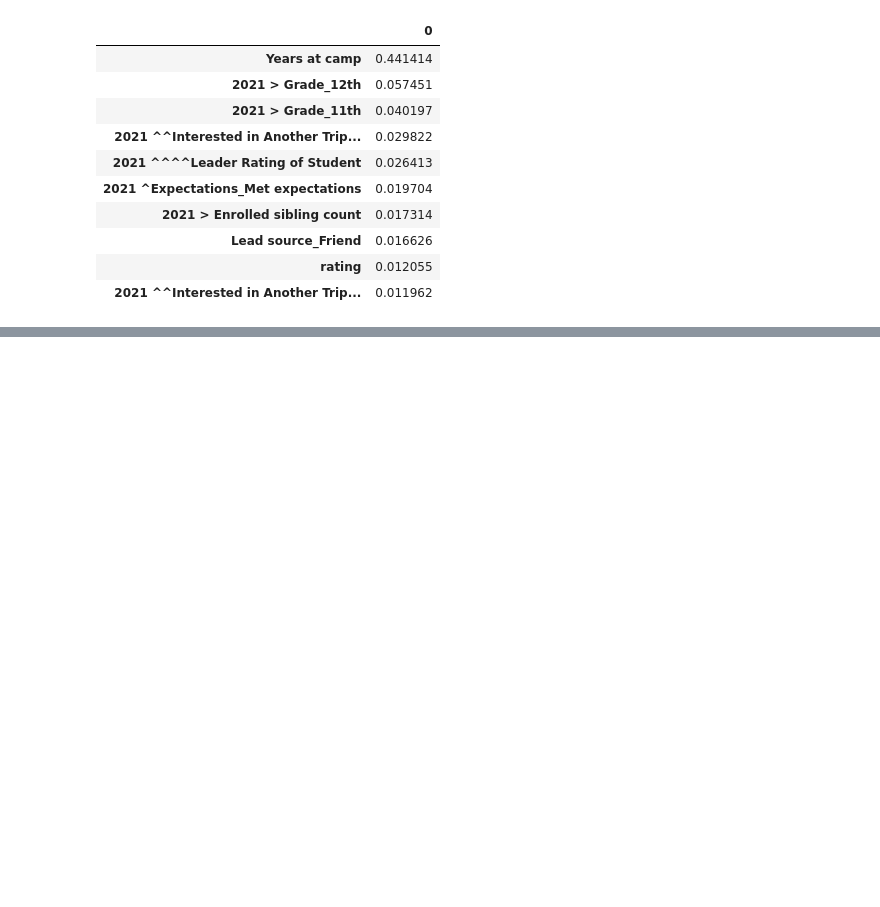
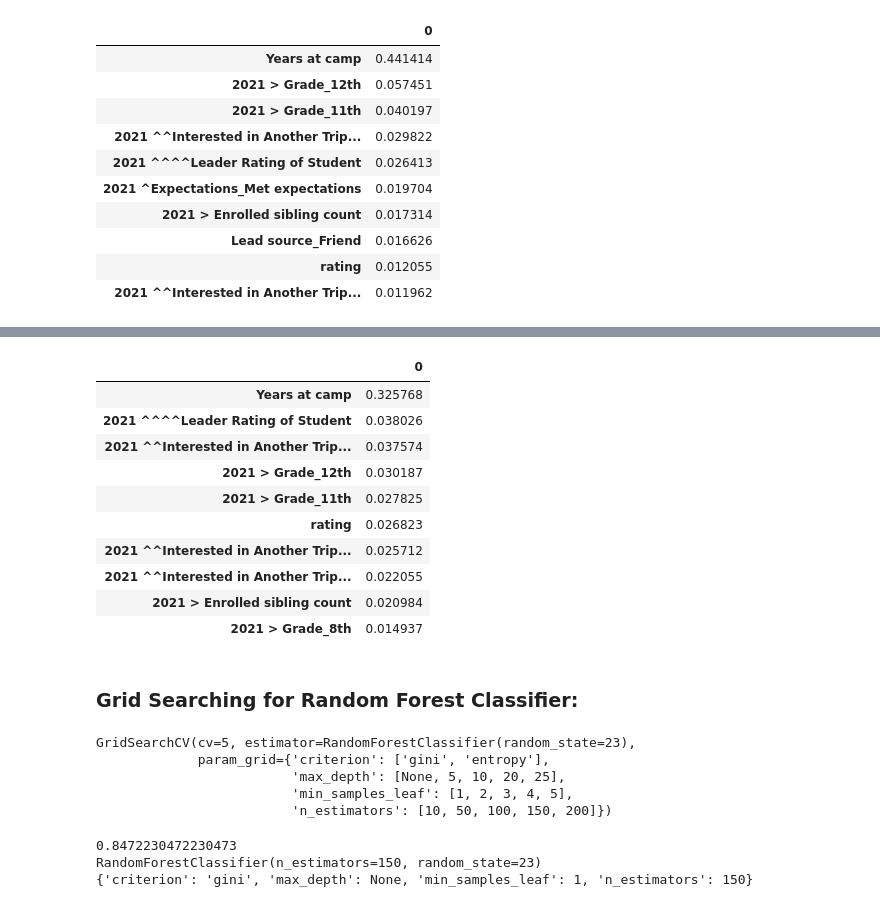
Before and after one commit to SamBen804/SunStride_Business_Analysis, a Jupyter notebook: eda_notebooks/eda0_data_cleanup.ipynb, the cells around one changed output, grey strips where cells are left out. Cells and saved outputs as stored; diff of their text form; code cells hidden in the pictures; blank space fills up the shorter version.

Commit message:
RandFor modeling with grid searches completed pre-markdown.

```diff
--- a/eda_notebooks/eda0_data_cleanup.ipynb
+++ b/eda_notebooks/eda0_data_cleanup.ipynb
@@ -1260,0 +1275,4 @@ Testing: 0.8429561200923787
+# %%
+params = {'max_depth': [None, 5, 10, 20, 25], 'min_samples_leaf': [1, 2, 3, 4, 5]}
+grid = GridSearchCV(estimator = tree_default, param_grid=params, cv=5)
+grid.fit(X_train_ohe_df, y_train);
@@ -1260,0 +1285,3 @@ Testing: 0.8429561200923787
+# %%
+grid_precision = GridSearchCV(estimator = tree_default, param_grid=params, cv=5, scoring=('precision'))
+grid_precision.fit(X_train_ohe_df, y_train);
@@ -1260,0 +1298,4 @@ Testing: 0.8429561200923787
+# %%
+randfor_default = RandomForestClassifier(random_state=23)
+# %%
+randfor_default.fit(X_train_ohe_df, y_train)
@@ -1260,0 +1348,15 @@ Testing: 0.8429561200923787
+# %%
+pd.DataFrame(dict(zip(randfor_default.feature_names_in_, randfor_default.feature_importances_)),
+             index=[0]).T.sort_values(by=0, ascending=False).head(10)
+# %% [output]
+|  | 0 |
+| Years at camp | 0.325768 |
+| 2021 ^^^^Leader Rating of Student | 0.038026 |
+| 2021 ^^Interested in Another Trip... | 0.037574 |
+| 2021 > Grade_12th | 0.030187 |
+| 2021 > Grade_11th | 0.027825 |
+| rating | 0.026823 |
+| 2021 ^^Interested in Another Trip... | 0.025712 |
+| 2021 ^^Interested in Another Trip... | 0.022055 |
+| 2021 > Enrolled sibling count | 0.020984 |
+| 2021 > Grade_8th | 0.014937 |
@@ -1260,0 +1365,2 @@ Testing: 0.8429561200923787
+# %% [markdown]
+### Grid Searching for Random Forest Classifier:
@@ -1260,0 +1370,17 @@ Testing: 0.8429561200923787
+# %%
+rf_grid = GridSearchCV(estimator=randfor_default, param_grid=rf_params, cv=5)
+rf_grid.fit(X_train_ohe_df, y_train)
+# %% [output]
+GridSearchCV(cv=5, estimator=RandomForestClassifier(random_state=23),
+             param_grid={'criterion': ['gini', 'entropy'],
+                         'max_depth': [None, 5, 10, 20, 25],
+                         'min_samples_leaf': [1, 2, 3, 4, 5],
+                         'n_estimators': [10, 50, 100, 150, 200]})
+# %%
+print(rf_grid.best_score_)
+print(rf_grid.best_estimator_)
+print(rf_grid.best_params_)
+# %% [output]
+0.8472230472230473
+RandomForestClassifier(n_estimators=150, random_state=23)
+{'criterion': 'gini', 'max_depth': None, 'min_samples_leaf': 1, 'n_estimators': 150}
```
Also changed, not shown: parts of 39 cells of this notebook.
